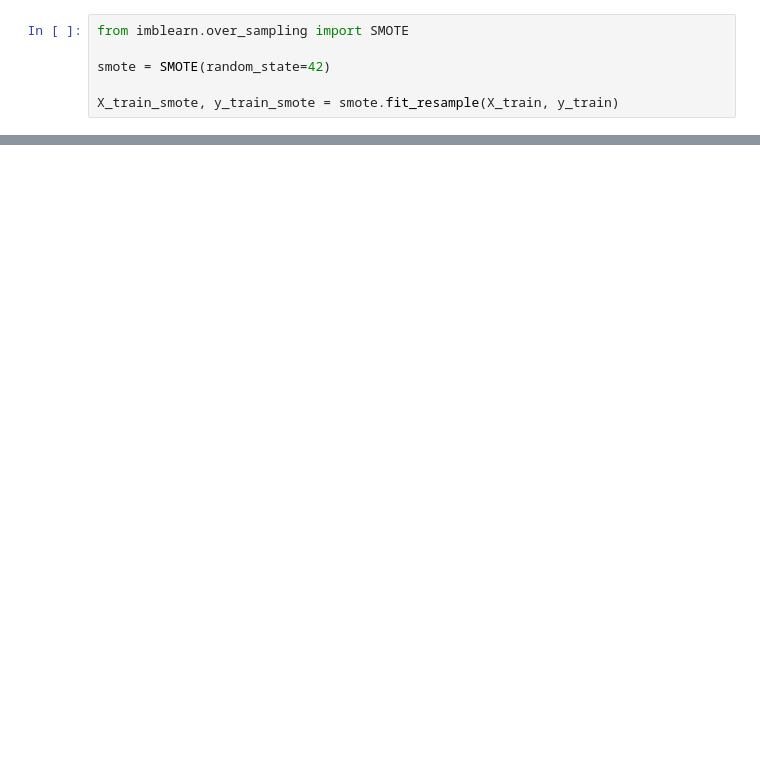
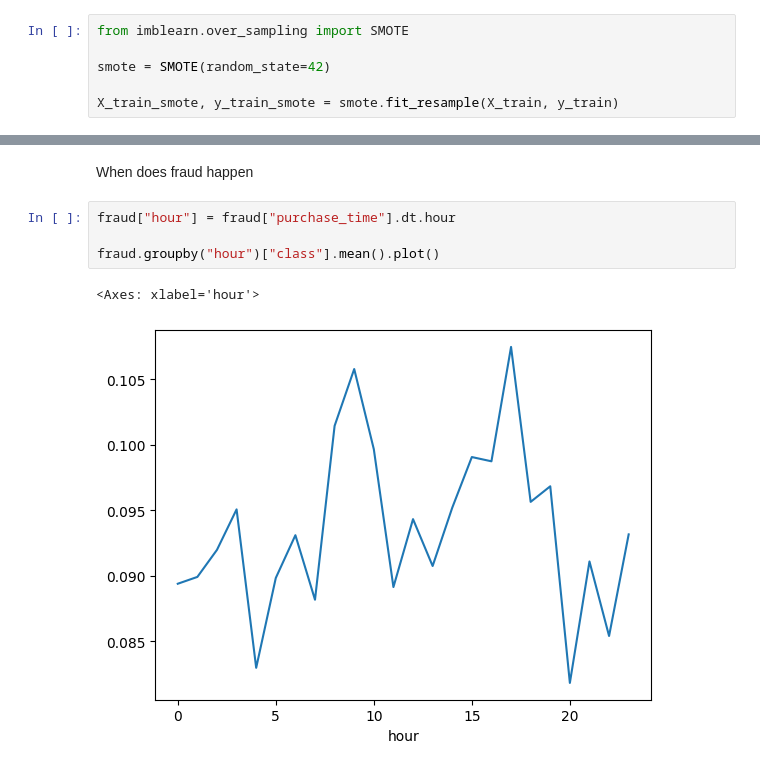
Before and after one commit to redietwogayehu/fraud-detection, a Jupyter notebook: notebooks/eda-fraud-data.ipynb, the cells around one changed output, grey strips where cells are left out. Drawn from its saved outputs; the diff is of its cells as text; blank space fills up the shorter version.

```diff
--- a/notebooks/eda-fraud-data.ipynb
+++ b/notebooks/eda-fraud-data.ipynb
@@ -556,0 +251,9 @@ plt.show()
+# %% [markdown]
+When does fraud happen
+# %%
+fraud["hour"] = fraud["purchase_time"].dt.hour
+
+fraud.groupby("hour")["class"].mean().plot()
+# %% [output]
+<Axes: xlabel='hour'>
+[figure, added]
```
Also changed, not shown: parts of 127 cells of this notebook, 9 other files.
